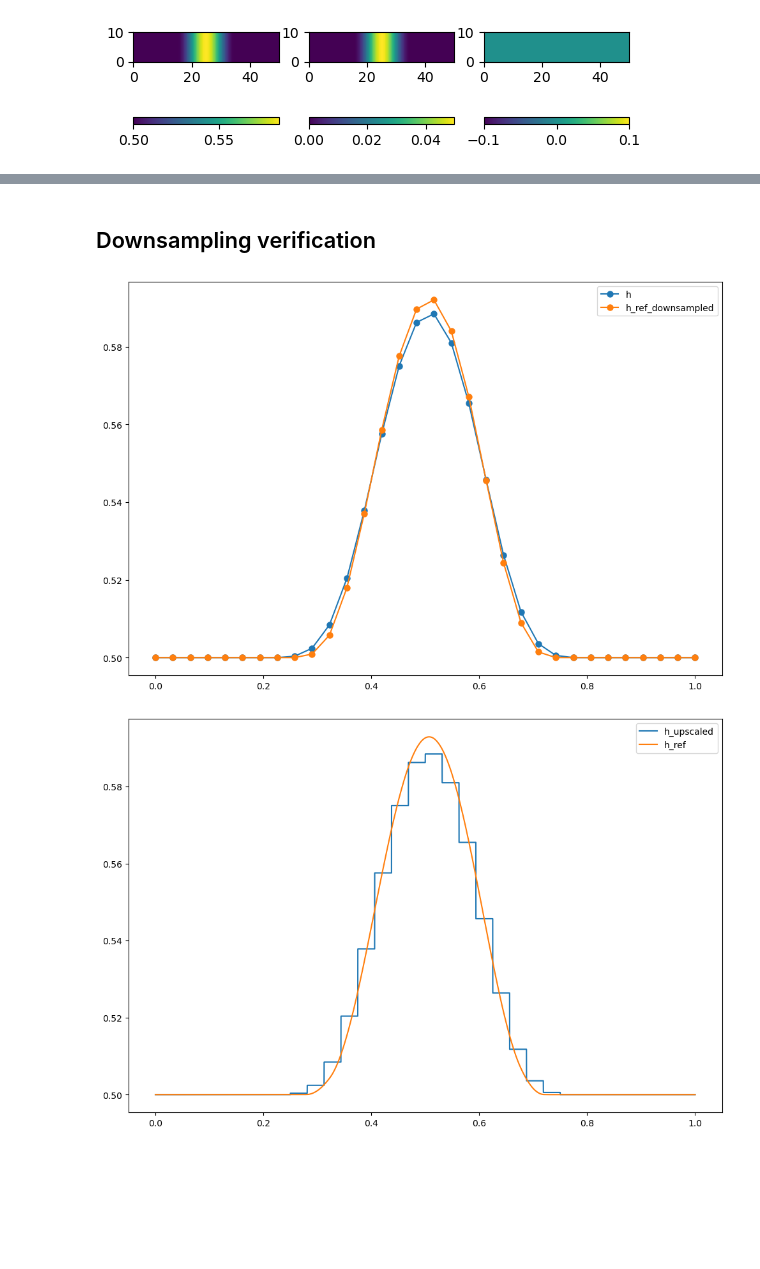
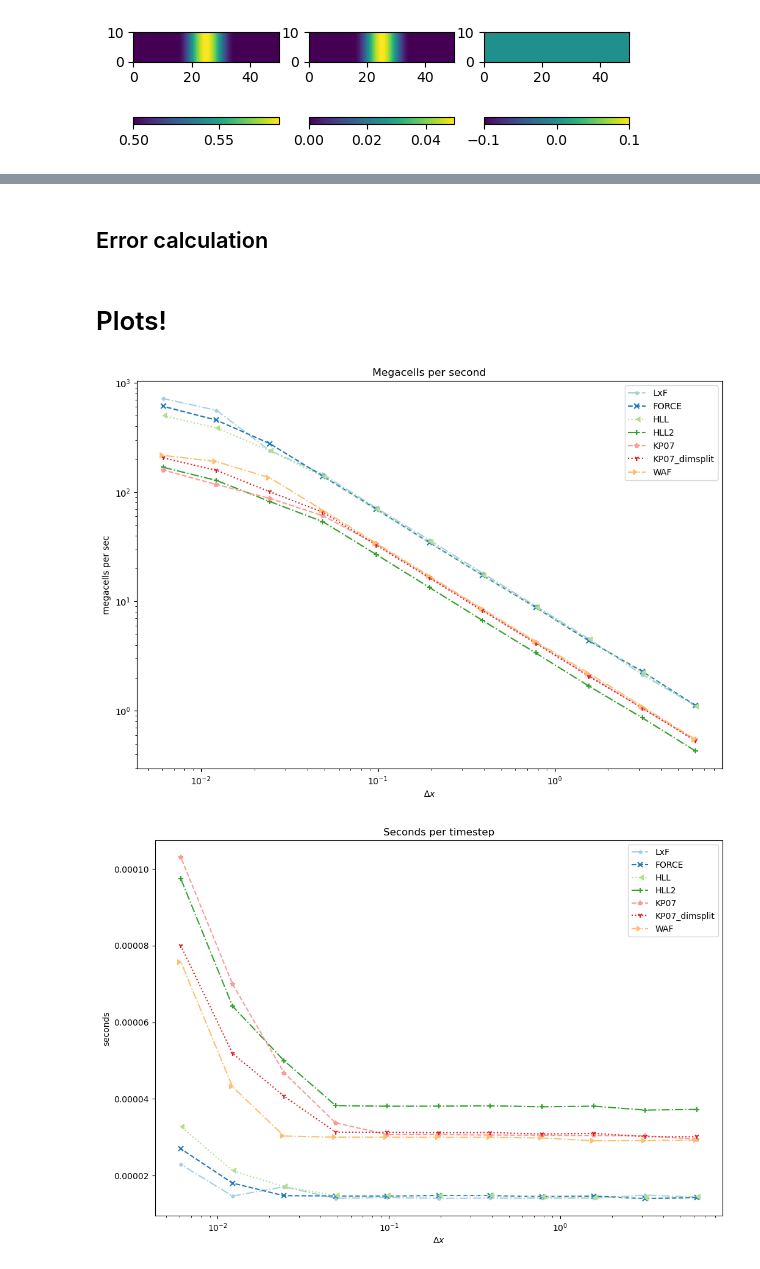
Before and after one commit to aadi-bh/FiniteVolumeGPU, a Jupyter notebook: TimeToSolutionSmooth1D.ipynb, the cells around one changed output, grey strips where cells are left out. Saved outputs shown, nothing was run; the diff lists cells and outputs as text; code cells hidden in the pictures; blank space fills up the shorter version.

Commit message:
`TimeToSolution.ipynb`: Separate set of simulation for timing data

```diff
--- a/TimeToSolutionSmooth1D.ipynb
+++ b/TimeToSolutionSmooth1D.ipynb
@@ -295,2 +243,7 @@ miscPlotting.save_figure(fig, "convergence_rate_all")
-# %% [markdown]
-## Downsampling verification
+# %%
+ds = np.array(domain_sizes)
+secs_per_timestep = longsim_elapsed_time / MAX_NT
+# domain is 2 cells wide in the y-direction
+megacells_per_sec = ds * 2 * 10**-6 * MAX_NT / longsim_elapsed_time
+# %% [markdown]
+## Error calculation
@@ -297,30 +283,35 @@ miscPlotting.save_figure(fig, "convergence_rate_all")
+# %% [markdown]
+# Plots!
+# %%
+import miscPlotting
+import importlib
+importlib.reload(miscPlotting)
+fig = plt.figure()
+
+miscPlotting.setBwStyles(fig.gca())
+for i, simulator in enumerate(simulators):
+    plt.loglog(width / ds, megacells_per_sec[i,:], label = simulator.__name__)
+    plt.xlabel("$\Delta x$")
+    plt.ylabel("megacells per sec")
+plt.legend()
+plt.title("Megacells per second")
+miscPlotting.save_figure(fig, "megacells per second")
+# %% [output]
+[figure, added]
 # %%
 import miscPlotting
 import importlib
 importlib.reload(miscPlotting)
+fig = plt.figure()
 
-simulator = LxF.LxF
-nx = 32
-datafilename = gen_filename(simulator, nx)
-with np.load(datafilename) as data:
-    h = data['h'].astype(np.float128)
-datafilename = gen_filename(simulator, ref_nx)
-with np.load(datafilename) as data:
-    h_ref = data['h'].astype(np.float128)
-h_upscaled = InitialConditions.upscale(h, ref_nx/nx, 1)
-h_ref_downsampled = InitialConditions.downsample(h_ref, ref_nx/nx, 1)
-
-x1 = np.linspace(0, 1, nx)
-x2 = np.linspace(0, 1, ref_nx)
-plt.plot(x1, h[0], 'o', label='h', ls=None)
-plt.plot(x1, h_ref_downsampled[0], 'o', label='h_ref_downsampled', ls=None)
+miscPlotting.setBwStyles(fig.gca())
+for i, simulator in enumerate(simulators):
+    plt.semilogx(width / ds, secs_per_timestep[i,:], label = simulator.__name__)
+    plt.xlabel("$\Delta x$")
+    plt.ylabel("seconds")
 plt.legend()
-plt.show()
-plt.plot(x2, h_upscaled[0], label='h_upscaled')
-plt.plot(x2, h_ref[0], label='h_ref')
-plt.legend()
-plt.show()
+plt.title("Seconds per timestep")
+miscPlotting.save_figure(fig, "seconds_per_timestep")
 # %% [output]
-[figure, old version]
+[figure, new version]
-[figure, removed]
 # %% [markdown]
```
Also changed, not shown: parts of 33 cells of this notebook.
